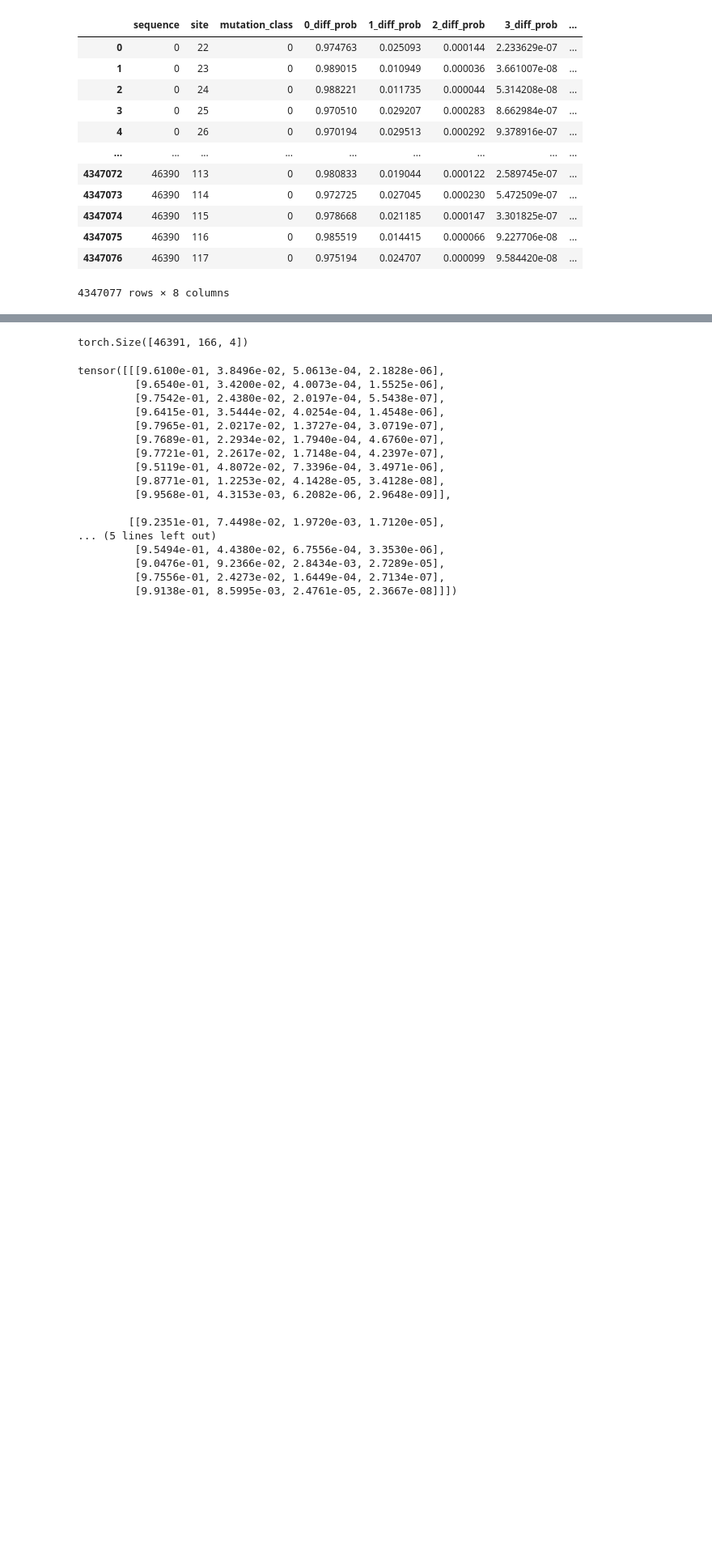
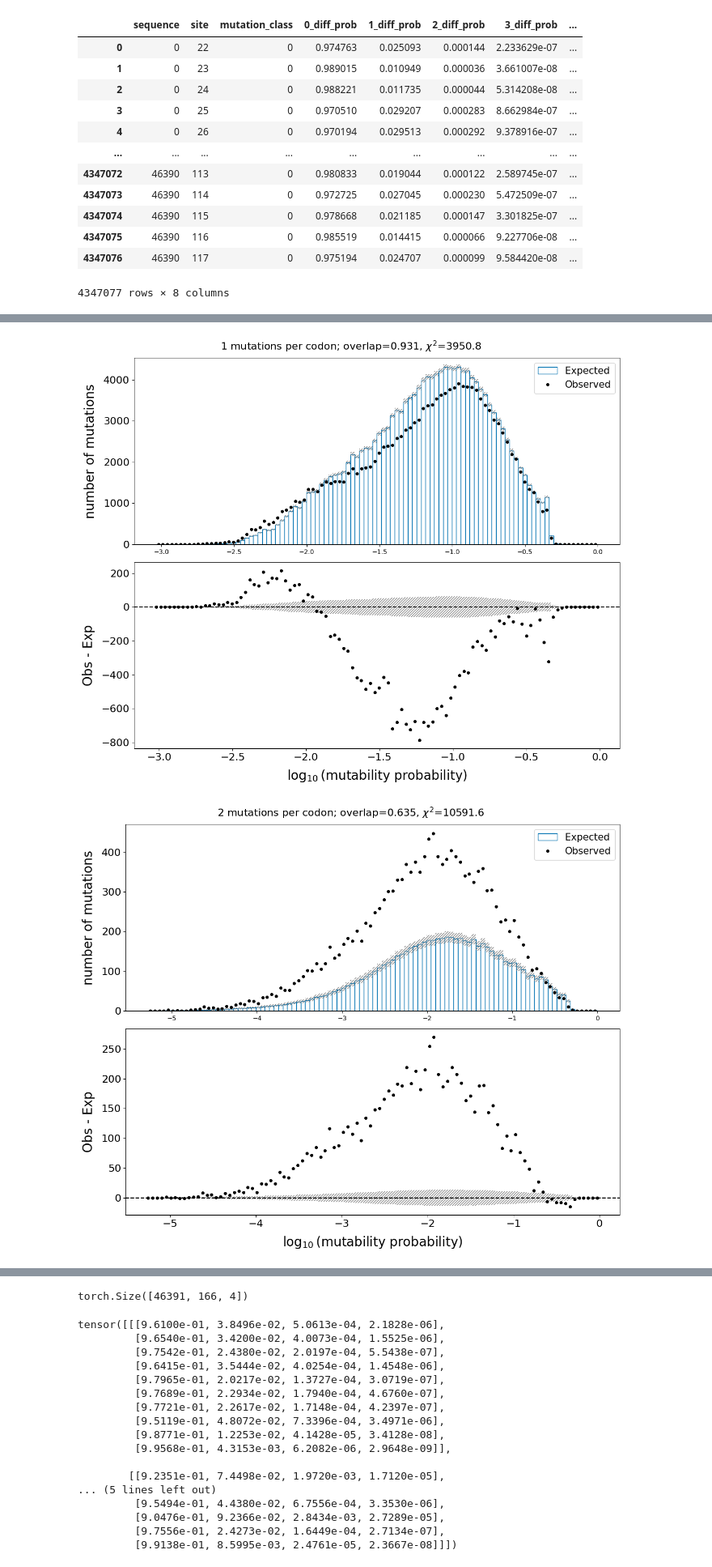
Before and after one commit to matsengrp/thrifty-experiments-1, a Jupyter notebook: human/neutral_codon.ipynb, the cells around one changed output, grey strips where cells are left out. Shown at 81% size. Saved outputs shown, nothing was run; the diff lists cells and outputs as text; code cells hidden in the pictures; blank space fills up the shorter version.

```diff
--- a/human/neutral_codon.ipynb
+++ b/human/neutral_codon.ipynb
@@ -427,0 +430,18 @@ for i, fig in enumerate(figs):
+# %%
+for mutation_class in range(1, 4):
+    plot_df = pd.DataFrame({
+        "mutation": pre_obs_vs_exp_df["mutation_class"] == mutation_class,
+        "prob": pre_obs_vs_exp_df[f"{mutation_class}_diff_prob"],
+    })
+    min_mutated_logprob = np.log10(plot_df[plot_df["mutation"]]["prob"]).min()
+    binning=np.linspace(1.05*min_mutated_logprob, 0, 101)
+    fig, axs = plt.subplots(2, 1, figsize=(12, 10))
+    _, overlap, residual, chisq, ndof = evaluation.plot_observed_vs_expected(plot_df, axs, logprobs=True, binning=binning)
+    # do np.log10(plot_df["prob"]).hist() on axs[2]
+    # np.log10(plot_df["prob"]).hist(ax=axs[2], bins=50)
+    fig.suptitle(f"{mutation_class} mutations per codon; overlap={overlap:.3g}, $\chi^2$={chisq:.1f}", fontsize=16)
+    fig.tight_layout()
+    fig.savefig(f"_ignore/obs_vs_exp_{mutation_class}_mutations_per_codon.png")
+# %% [output]
+[figure, added]
+[figure, added]
```
Also changed, not shown: parts of 12 cells of this notebook.
